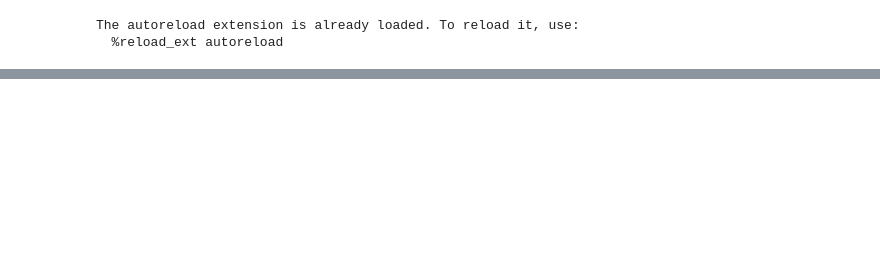
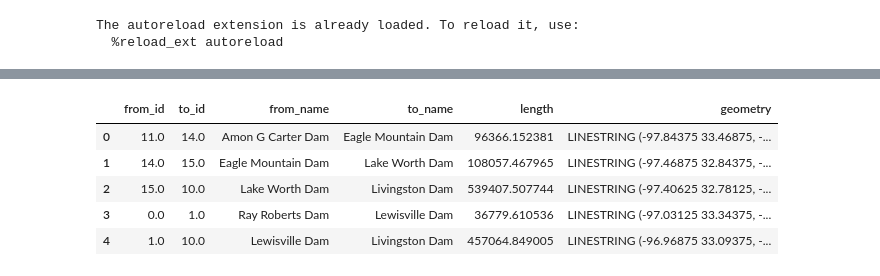
Before and after one commit to pritamd47/ReservoirNetwork, a Jupyter notebook: notebooks/sandbox.ipynb, the cells around one changed output, grey strips where cells are left out. Drawn from its saved outputs; the diff is of its cells as text; code cells hidden in the pictures; blank space fills up the shorter version.

```diff
--- a/notebooks/sandbox.ipynb
+++ b/notebooks/sandbox.ipynb
@@ -37,0 +38,11 @@ Data variables:
+# %%
+fn = f'data/reservoir_network/reservoir_network.shp'
+network = gpd.read_file(fn, crs='epsg:4326')
+network.head()
+# %% [output]
+|  | from_id | to_id | from_name | to_name | length | geometry |
+| 0 | 11.0 | 14.0 | Amon G Carter Dam | Eagle Mountain Dam | 96366.152381 | LINESTRING (-97.84375 33.46875, -... |
+| 1 | 14.0 | 15.0 | Eagle Mountain Dam | Lake Worth Dam | 108057.467965 | LINESTRING (-97.46875 32.84375, -... |
+| 2 | 15.0 | 10.0 | Lake Worth Dam | Livingston Dam | 539407.507744 | LINESTRING (-97.40625 32.78125, -... |
+| 3 | 0.0 | 1.0 | Ray Roberts Dam | Lewisville Dam | 36779.610536 | LINESTRING (-97.03125 33.34375, -... |
+| 4 | 1.0 | 10.0 | Lewisville Dam | Livingston Dam | 457064.849005 | LINESTRING (-96.96875 33.09375, -... |
```
Also changed, not shown: parts of 11 cells of this notebook.
